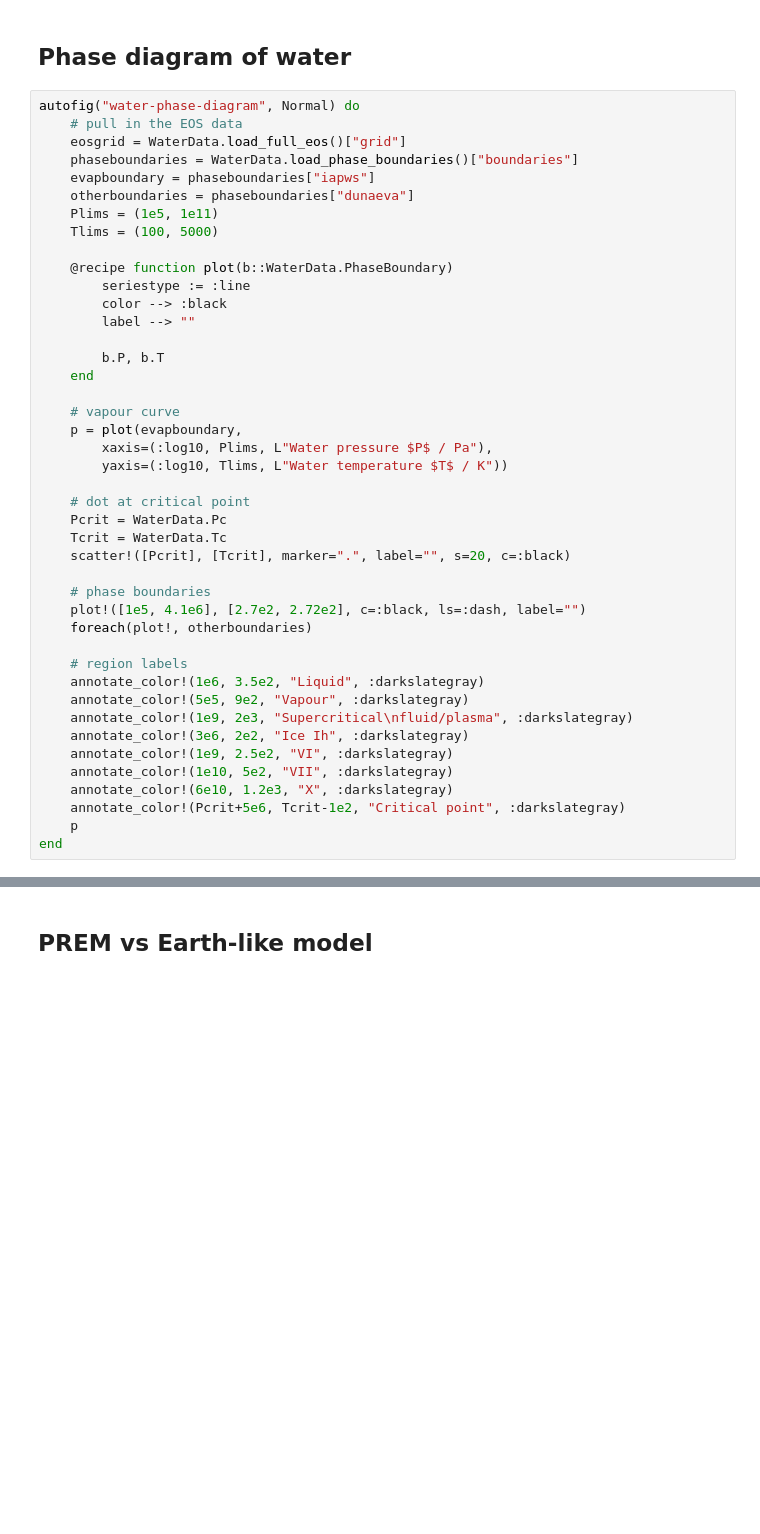
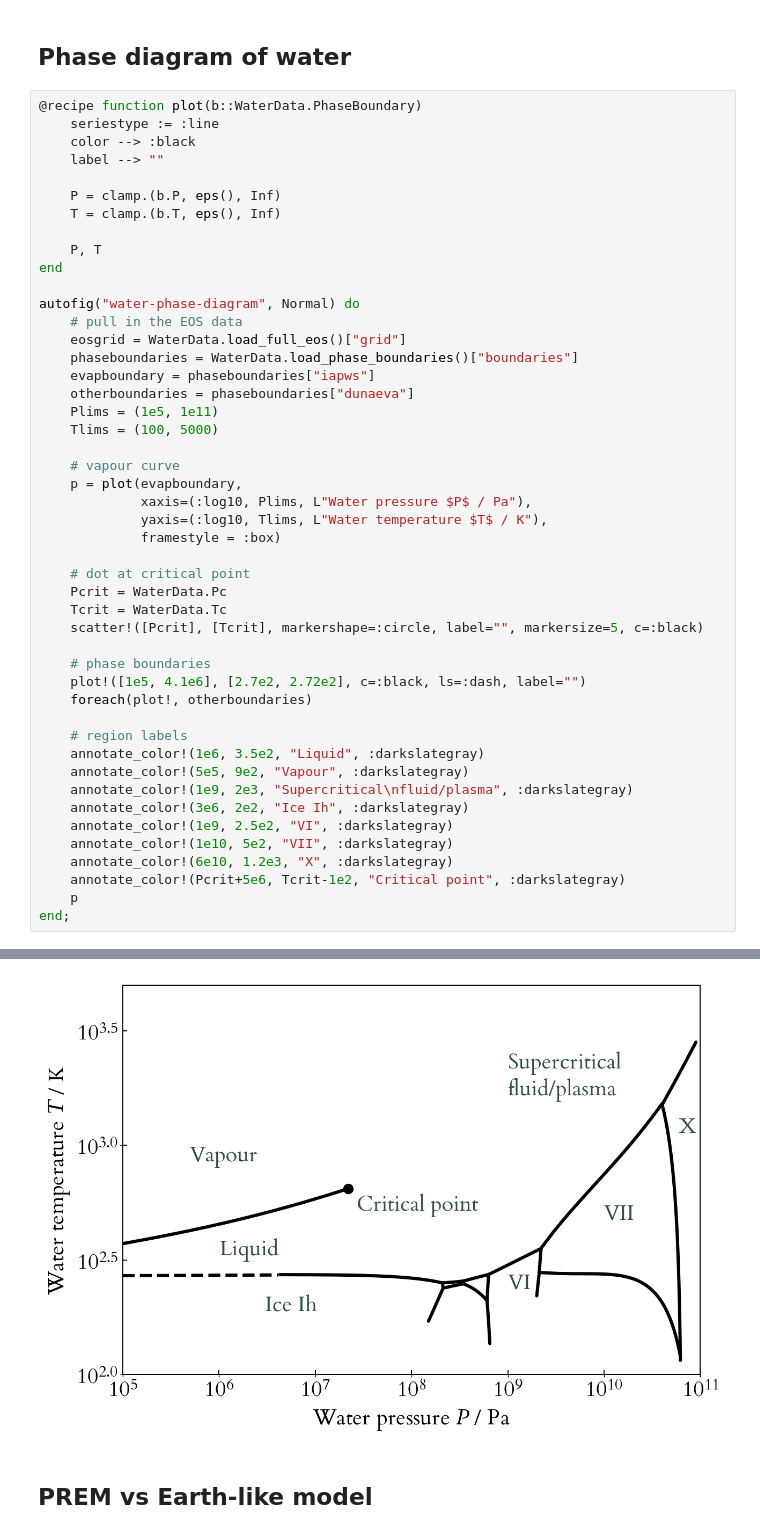
Before and after one commit to swt30/thesis, a Jupyter notebook: chapters/01-introduction/01-introduction-plots.ipynb, the cells around one changed output, grey strips where cells are left out. Drawn from its saved outputs; the diff is of its cells as text; blank space fills up the shorter version.

```diff
--- a/chapters/01-introduction/01-introduction-plots.ipynb
+++ b/chapters/01-introduction/01-introduction-plots.ipynb
@@ -153,6 +169,17 @@ end
 # %% [markdown]
 ## Phase diagram of water
 # %%
+@recipe function plot(b::WaterData.PhaseBoundary)
+    seriestype := :line
+    color --> :black
+    label --> ""
+
+    P = clamp.(b.P, eps(), Inf)
+    T = clamp.(b.T, eps(), Inf)
+
+    P, T
+end
+
 autofig("water-phase-diagram", Normal) do
     # pull in the EOS data
     eosgrid = WaterData.load_full_eos()["grid"]
@@ -162,23 +189,16 @@ autofig("water-phase-diagram", Normal) do
     Plims = (1e5, 1e11)
     Tlims = (100, 5000)
 
-    @recipe function plot(b::WaterData.PhaseBoundary)
-        seriestype := :line
-        color --> :black
-        label --> ""
-
-        b.P, b.T
-    end
-
     # vapour curve
     p = plot(evapboundary,
-        xaxis=(:log10, Plims, L"Water pressure $P$ / Pa"),
-        yaxis=(:log10, Tlims, L"Water temperature $T$ / K"))
+             xaxis=(:log10, Plims, L"Water pressure $P$ / Pa"),
+             yaxis=(:log10, Tlims, L"Water temperature $T$ / K"),
+             framestyle = :box)
 
     # dot at critical point
     Pcrit = WaterData.Pc
     Tcrit = WaterData.Tc
-    scatter!([Pcrit], [Tcrit], marker=".", label="", s=20, c=:black)
+    scatter!([Pcrit], [Tcrit], markershape=:circle, label="", markersize=5, c=:black)
 
     # phase boundaries
     plot!([1e5, 4.1e6], [2.7e2, 2.72e2], c=:black, ls=:dash, label="")
@@ -194,5 +214,5 @@ autofig("water-phase-diagram", Normal) do
     annotate_color!(6e10, 1.2e3, "X", :darkslategray)
     annotate_color!(Pcrit+5e6, Tcrit-1e2, "Critical point", :darkslategray)
     p
-end
+end;
 # %% [output]
@@ -202,3 +219,4 @@ WARNING: linestyle 20 is unsupported with Plots.PyPlotBackend().  Choose from: S
+[figure, added]
 # %% [markdown]
 ## PREM vs Earth-like model
 # %%
```
Also changed, not shown: parts of 7 cells of this notebook, 1 other file.
